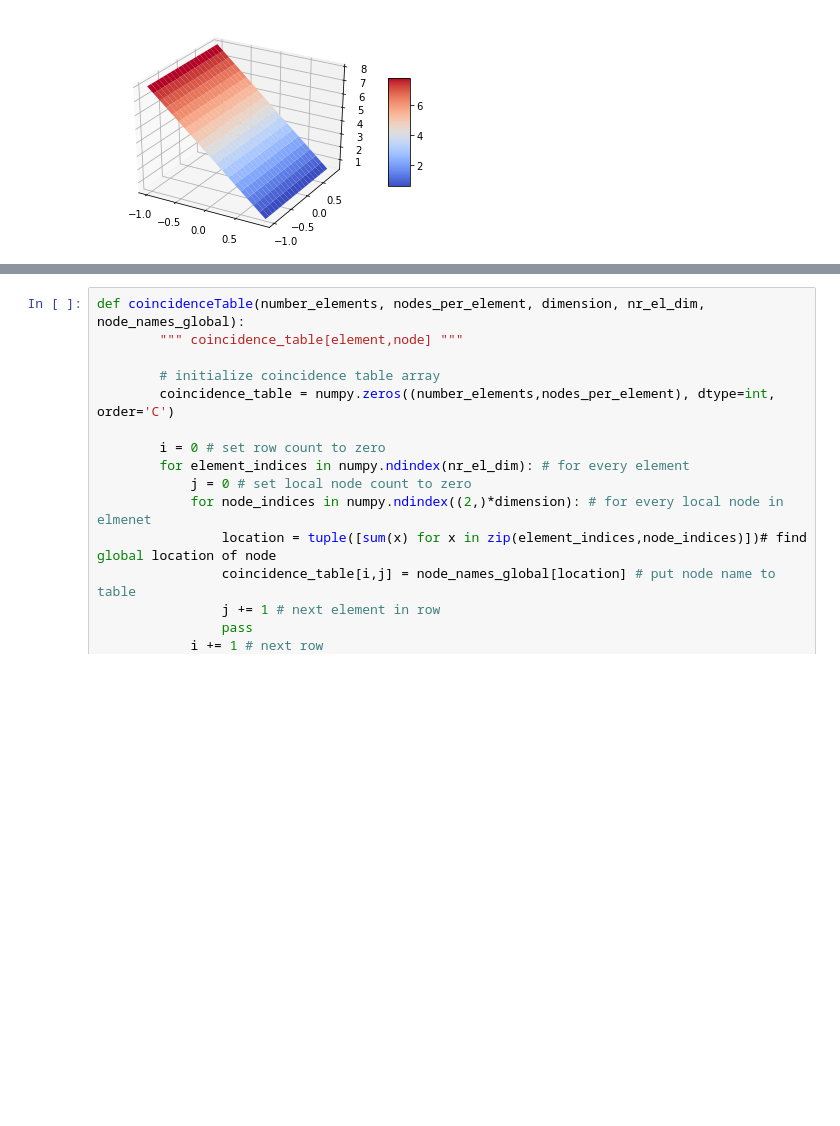
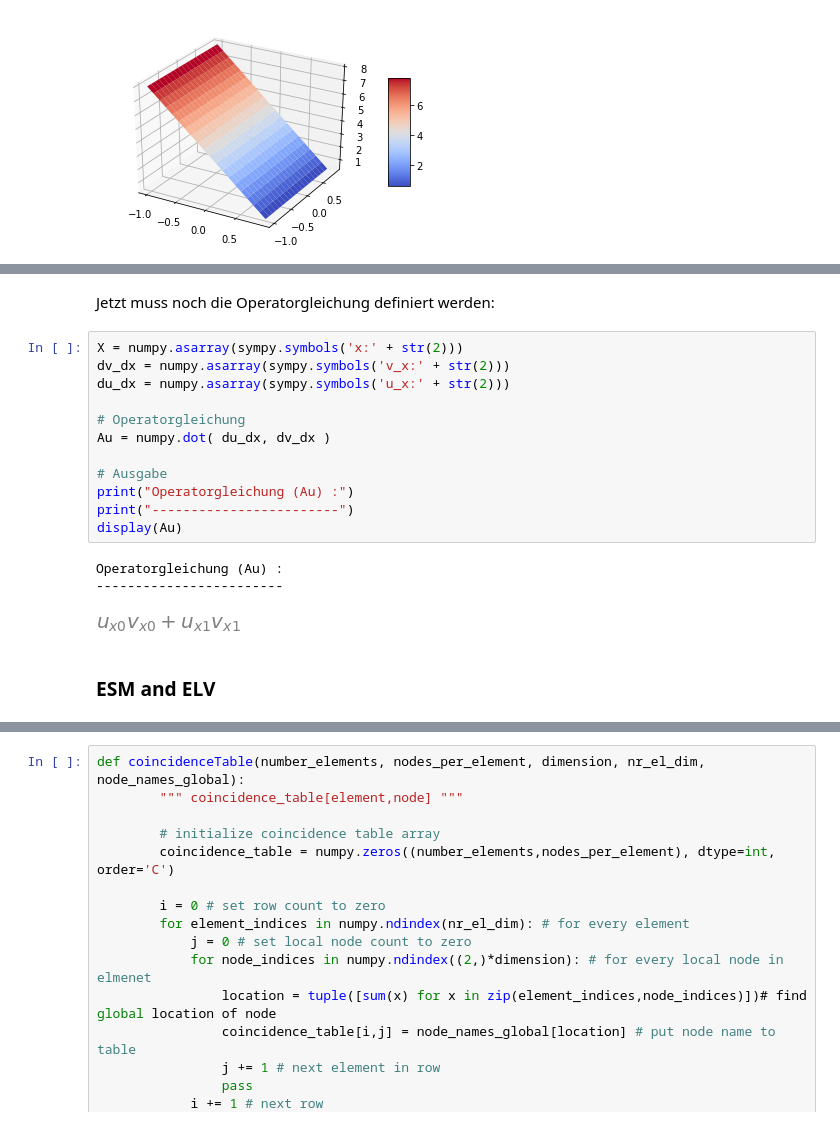
Before and after one commit to montiMech/montiFEM, a Jupyter notebook: Poisson Gleichung .ipynb, the cells around one changed output, grey strips where cells are left out. Cells and saved outputs as stored; diff of their text form; blank space fills up the shorter version.

```diff
--- a/Poisson Gleichung .ipynb
+++ b/Poisson Gleichung .ipynb
@@ -139,0 +195,20 @@ plt.show()
+# %% [markdown]
+Jetzt muss noch die Operatorgleichung definiert werden:
+# %%
+X = numpy.asarray(sympy.symbols('x:' + str(2)))
+dv_dx = numpy.asarray(sympy.symbols('v_x:' + str(2)))
+du_dx = numpy.asarray(sympy.symbols('u_x:' + str(2)))
+
+# Operatorgleichung
+Au = numpy.dot( du_dx, dv_dx )
+
+# Ausgabe
+print("Operatorgleichung (Au) :")
+print("------------------------")
+display(Au)
+# %% [output]
+Operatorgleichung (Au) :
+------------------------
+[figure, added]
+# %% [markdown]
+### ESM and ELV
```
Also changed, not shown: parts of 47 cells of this notebook.
